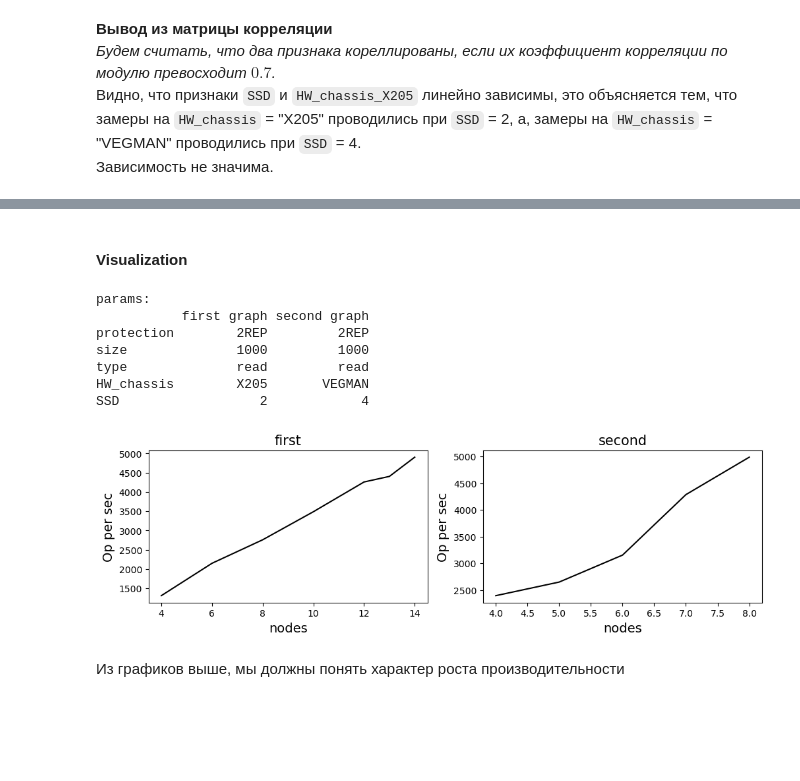
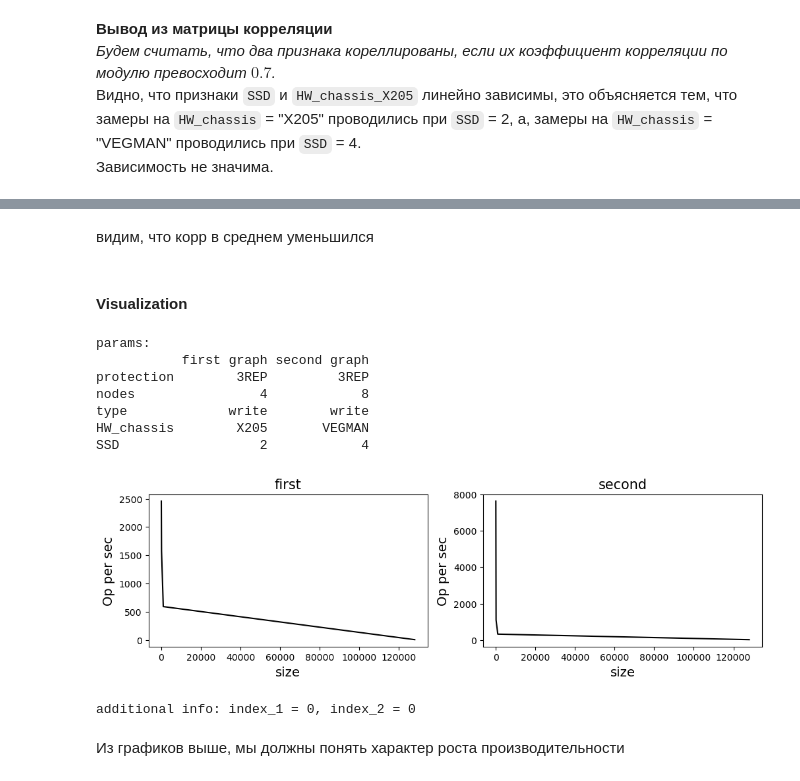
Before and after one commit to Sziringowski/SDS-modelling, a Jupyter notebook: Main.ipynb, the cells around one changed output, grey strips where cells are left out. Saved outputs shown, nothing was run; the diff lists cells and outputs as text; code cells hidden in the pictures; blank space fills up the shorter version.

```diff
--- a/Main.ipynb
+++ b/Main.ipynb
@@ -58,12 +62,13 @@ folder_path = 'Purified sizes'  # Path of raw data
 
 Фиксируем возможные значения параметров, описываем их тип.
 # %%
-doc = {'protection': ['2REP', '3REP', 'EC2.1'],  #cat. # maybe more types later
+doc = {
+       'protection': ['2REP', '3REP', 'EC2.1'],  #cat. # maybe more types later
        'size': [8, 128, 1e3, 128e3],  # cont.
        'nodes': np.linspace(4, 16, 13, dtype = int),  # cont.
        'type': ['write', 'read'],  # cat.
        'HW_chassis': ['X205', 'VEGMAN'],  # cat.
-       'SSD': [2, 4]  # cat.
+       'SSD': [0, 2, 4]  # cat.
       }
 
 cat_params = ['protection', 'type', 'HW_chassis', 'SSD']
@@ -244,8 +266,8 @@ summary get points = 202
 # %%
 Data_list = []
 for key in list(Data.keys()):
-    Data_list.append(list(key) + list(Data[key].values()) )
-Header = list(Params.keys())
+    Data_list.append([list(key)[0]] + list(list(key)[1]) + list(Data[key].values()) )
+Header = ["index"] + list(Params.keys())
 for key in list(Data.keys()):
     Header += list(Data[key].keys())
     break
@@ -489,7 +655,9 @@ sns.reset_orig()
+# %% [markdown]
+видим, что корр в среднем уменьшился
 # %% [markdown]
 #### Visualization
 # %%
-parametr = 'nodes'
+parametr = 'size'
 '''
 It's an Ox' value
 (Oy always is a target value --- perfomance)
@@ -497,74 +665,84 @@ It's an Ox' value
 
 ### fix other params for detail searching (order as in documentation dictionary - it`s important)
 fix_params = {
-    'protection': '2REP',
-    'size': 1000,
-    'nodes': 15,
-    'type': 'read',
+    'protection': '3REP',
+    'size': 8,
+    'nodes': 4,
+    'type': 'write',
     'HW_chassis': 'X205',
     'SSD': 2
 }
 ### we can define here other pack of params for compare
 fix_params_2 = {
-    'protection': '2REP',
-    'size': 1000,
+    'protection': '3REP',
+    'size': 8,
     'nodes': 8,
-    'type': 'read',
+    'type': 'write',
     'HW_chassis': 'VEGMAN',
     'SSD': 4
 }
 ###
 # %%
+indeces = Counter([key[1] for key in list(Data.keys())])
+
+# рандомим индекс партии, чтобы не заморачиваться - всем индексам соответствует какая - то партия замеров (обеспечено Counter'ом), но партия мб из 1 точки
+index_1 = random.choice(range(indeces[tuple(fix_params.values())]))
+index_2 = random.choice(range(indeces[tuple(fix_params_2.values())]))
+index_1 = 0; index_2 = 0  # надёжный вариант, комментим строку, если хотим рандома
+
 Z = np.array((
     [
-        key[key_enum(parametr)] for key in list(Data.keys()) if compare(key, parametr, fix_params)
+        key[1][key_enum(parametr)] for key in list(Data.keys()) if (compare(key[1], parametr, fix_params) and key[0] == index_1)
     ],
     [
-        Data[key]['SUM_op/s'] for key in list(Data.keys()) if compare(key, parametr, fix_params)
+        Data[key]['SUM_op/s'] for key in list(Data.keys()) if (compare(key[1], parametr, fix_params) and key[0] == index_1)
     ]
 )).T
 
 W = np.array((
     [
-        key[key_enum(parametr)] for key in list(Data.keys()) if compare(key, parametr, fix_params_2)
+        key[1][key_enum(parametr)] for key in list(Data.keys()) if (compare(key[1], parametr, fix_params_2) and key[0] == index_2)
     ],
     [
-        Data[key]['SUM_op/s'] for key in list(Data.keys()) if compare(key, parametr, fix_params_2)
+        Data[key]['SUM_op/s'] for key in list(Data.keys()) if (compare(key[1], parametr, fix_params_2) and key[0] == index_2)
     ]
 )).T
 
 plt.figure(figsize=(12, 3))
 
 plt.subplot(1, 2, 1)
 plt.xscale('linear')
 
 Z = Z[Z[:, 0].argsort()].T; W = W[W[:, 0].argsort()].T
 
 graph_title = {key: {'first graph': fix_params[key], 'second graph': fix_params_2[key]} for key in list(doc.keys())}
 
 plt.plot(Z[0], Z[1],'k-', alpha = 1)
 graph_title.pop(parametr, None)
 print(f'params:\n{pd.DataFrame(graph_title).transpose()}')
 plt.title('first', fontsize=15)
 plt.xlabel(parametr, fontsize=14, color='k')
 plt.ylabel('Op per sec', fontsize=14, color='k')
 
 
 plt.subplot(1, 2, 2)
 plt.xscale('linear')
 plt.plot(W[0], W[1],'k-', alpha = 1)
 plt.title('second', fontsize=15)
 plt.xlabel(parametr, fontsize=14, color='k')
 plt.ylabel('Op per sec', fontsize=14, color='k')
 plt.show()
+
+print(f'additional info: index_1 = {index_1}, index_2 = {index_2}')
 # %% [output]
 params:
            first graph second graph
-protection        2REP         2REP
-size              1000         1000
-type              read         read
+protection        3REP         3REP
+nodes                4            8
+type             write        write
 HW_chassis        X205       VEGMAN
 SSD                  2            4
-[figure, old version]
+[figure, new version]
+additional info: index_1 = 0, index_2 = 0
 # %% [markdown]
 Из графиков выше, мы должны понять характер роста производительности
```
Also changed, not shown: parts of 45 cells of this notebook, 14 other files.
